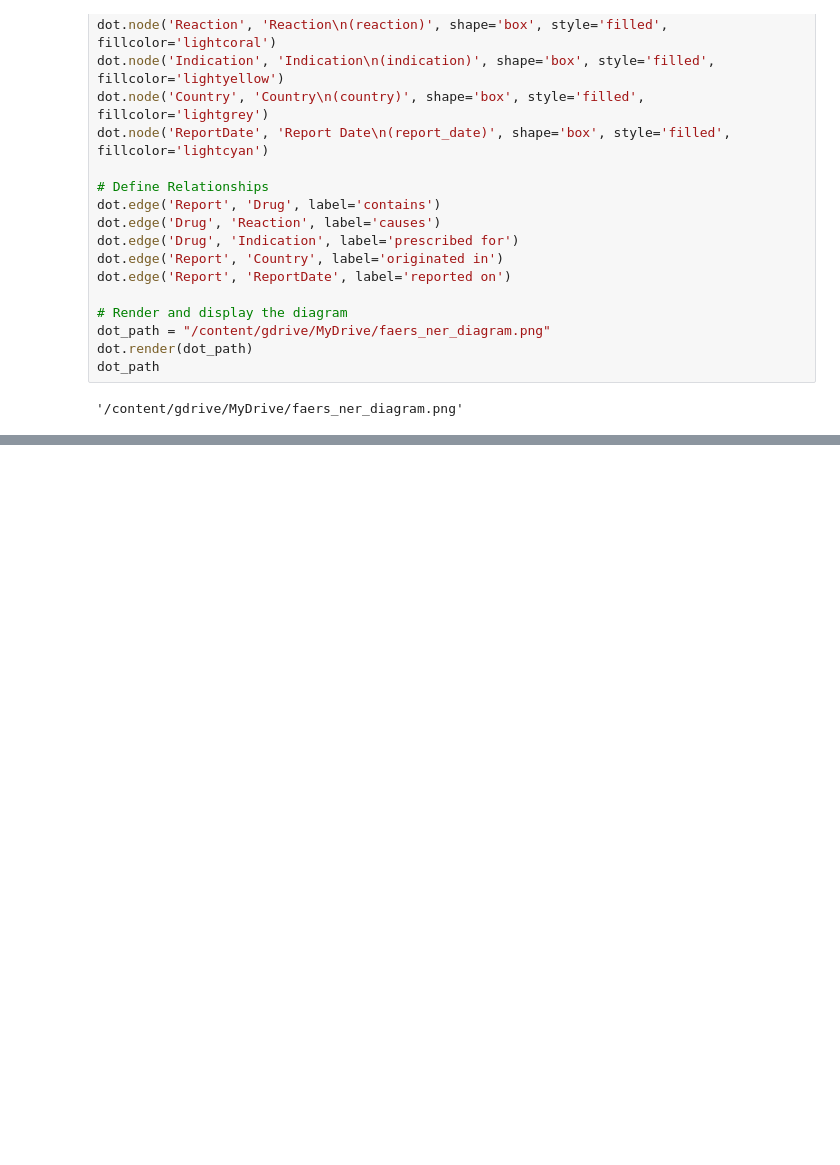
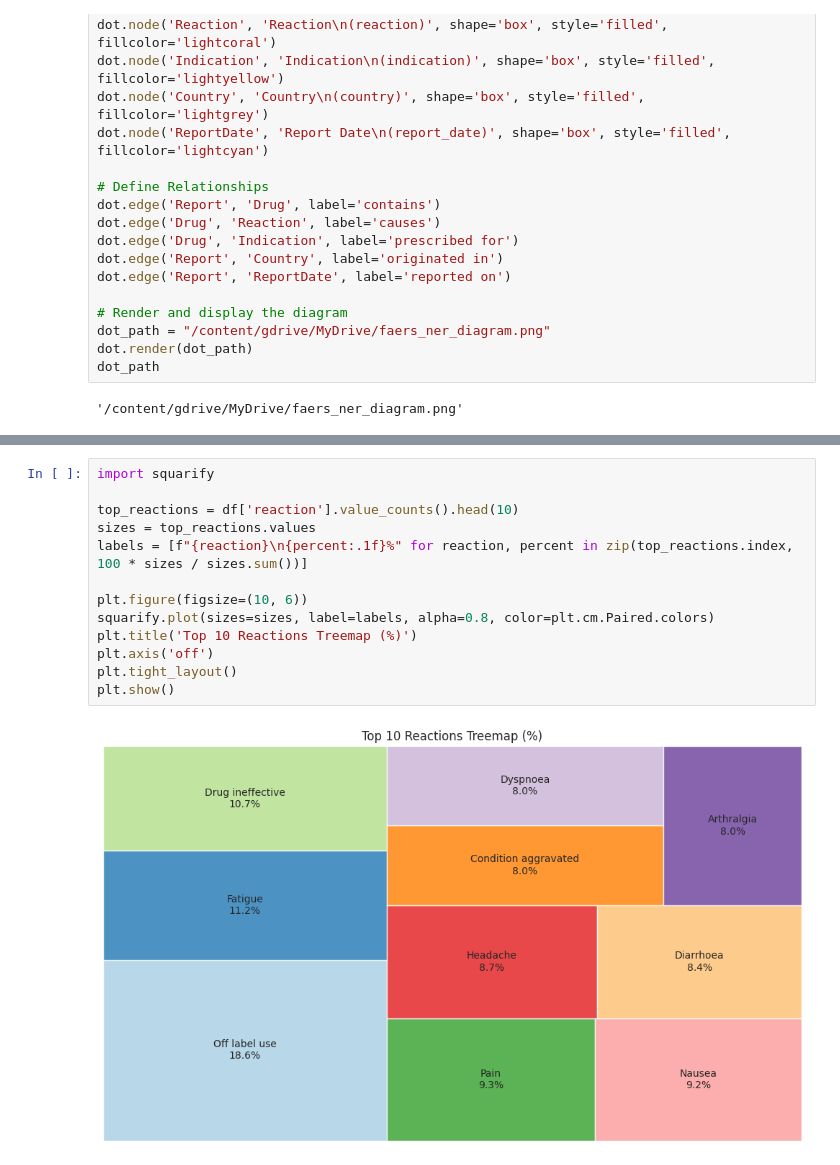
Before and after one commit to naimish75/AI-Powered-Adverse-Event-Forecasting-Using-Temporal-Data, a Jupyter notebook: Drug_Viz.ipynb, the cells around one changed output, grey strips where cells are left out. Cells and saved outputs as stored; diff of their text form; blank space fills up the shorter version.

```diff
--- a/Drug_Viz.ipynb
+++ b/Drug_Viz.ipynb
@@ -260,0 +315,15 @@ dot_path
+# %%
+import squarify
+
+top_reactions = df['reaction'].value_counts().head(10)
+sizes = top_reactions.values
+labels = [f"{reaction}\n{percent:.1f}%" for reaction, percent in zip(top_reactions.index, 100 * sizes / sizes.sum())]
+
+plt.figure(figsize=(10, 6))
+squarify.plot(sizes=sizes, label=labels, alpha=0.8, color=plt.cm.Paired.colors)
+plt.title('Top 10 Reactions Treemap (%)')
+plt.axis('off')
+plt.tight_layout()
+plt.show()
+# %% [output]
+[figure, added]
```
Also changed, not shown: parts of 6 cells of this notebook.
